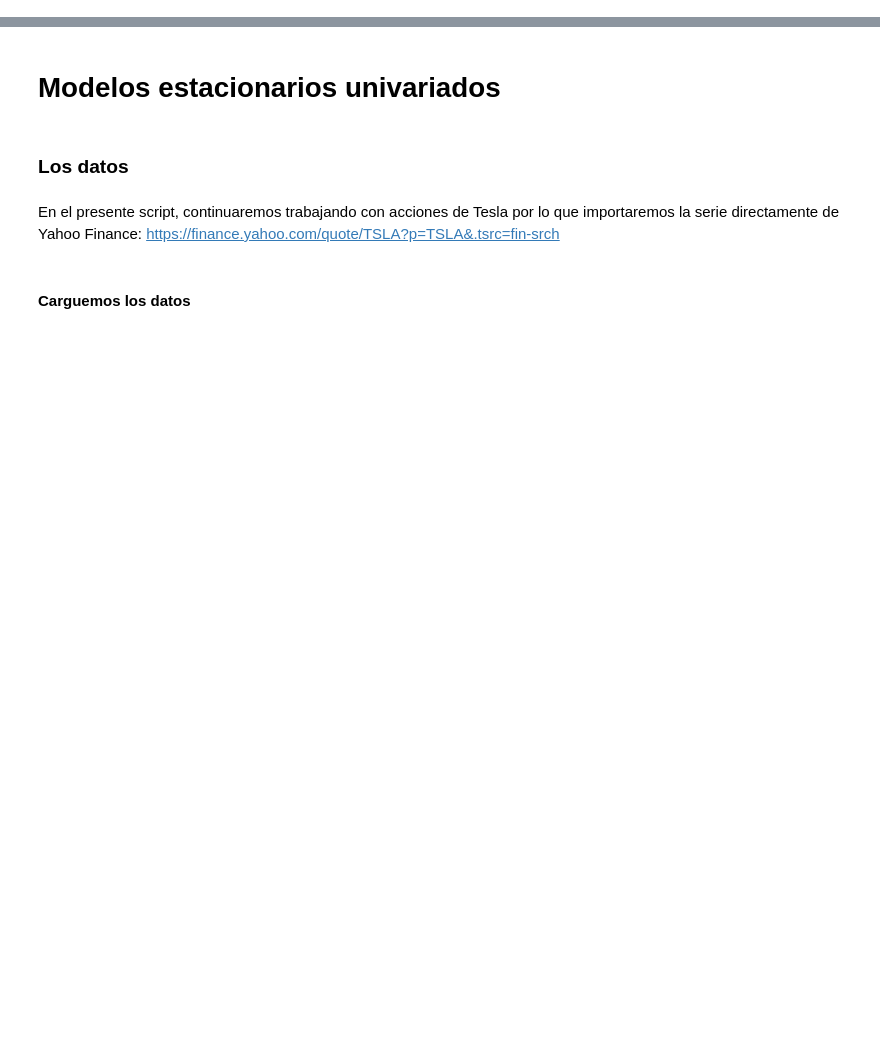
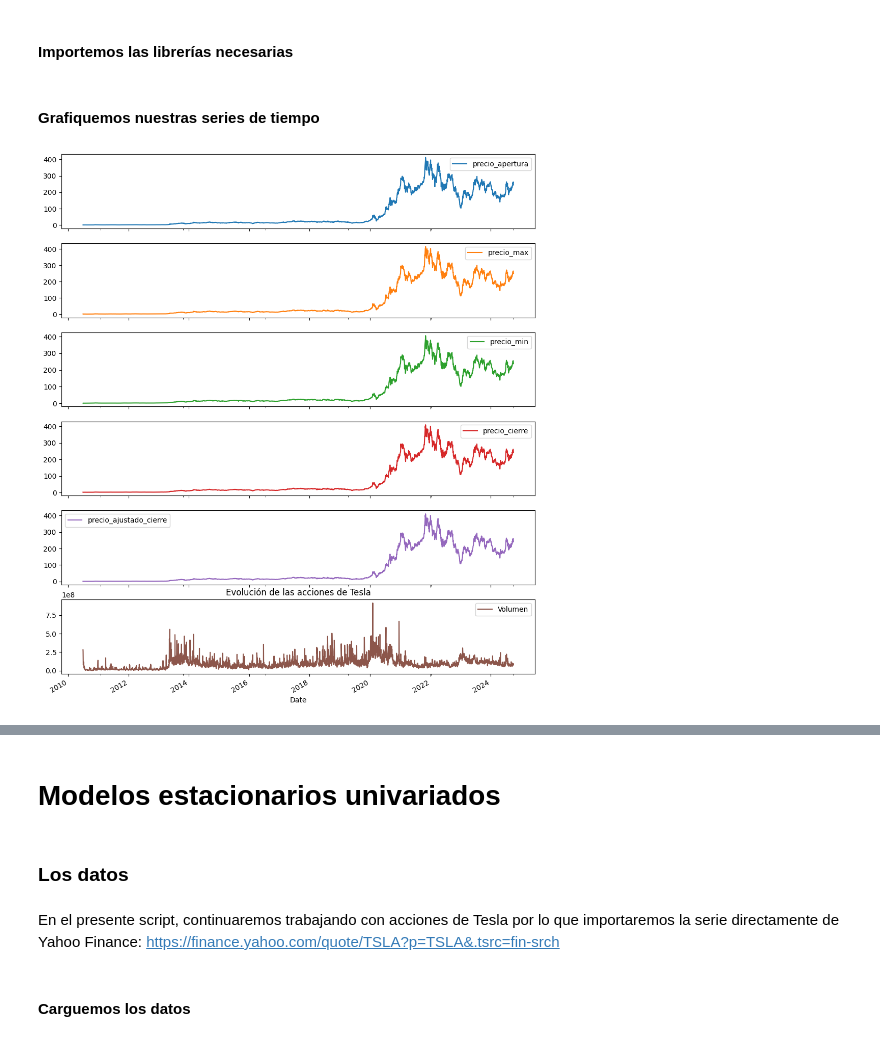
Before and after one commit to andreaescobar111/udla-aanlitica-pred-2024, a Jupyter notebook: S4_Series_Tiempo/1.Presesion/Unidad_No_4_Modelos_AR,MA,_ARMA_SARIMAX.ipynb, the cells around one changed output, grey strips where cells are left out. Drawn from its saved outputs; the diff is of its cells as text; code cells hidden in the pictures; blank space fills up the shorter version.

```diff
--- a/S4_Series_Tiempo/1.Presesion/Unidad_No_4_Modelos_AR,MA,_ARMA_SARIMAX.ipynb
+++ b/S4_Series_Tiempo/1.Presesion/Unidad_No_4_Modelos_AR,MA,_ARMA_SARIMAX.ipynb
@@ -0,0 +84,11 @@
+# %%
+import yfinance as yf
+
+# Set the ticker symbol
+ticker_symbol = 'TSLA'
+
+# Request the data from Yahoo Finance
+df = yf.download(ticker_symbol)
+
+# Print the data info
+print(df.info())
@@ -0,0 +117,3 @@
+# %%
+df.rename({'Open':'precio_apertura', 'High':'precio_max', 'Low': 'precio_min',
+           'Close': 'precio_cierre', 'Adj Close':'precio_ajustado_cierre', 'Volume': 'Volumen'}, axis=1, inplace=True)
@@ -0,0 +137,2 @@
+# %% [markdown]
+#### Importemos las librerías necesarias
@@ -0,0 +145,9 @@
+# %% [markdown]
+#### Grafiquemos nuestras series de tiempo
+# %%
+df.plot(subplots=True, figsize=(12,15))
+plt.title('Evolución de las acciones de Tesla')
+
+plt.show()
+# %% [output]
+[figure, added]
```
Also changed, not shown: parts of 161 cells of this notebook, 4 other files.
